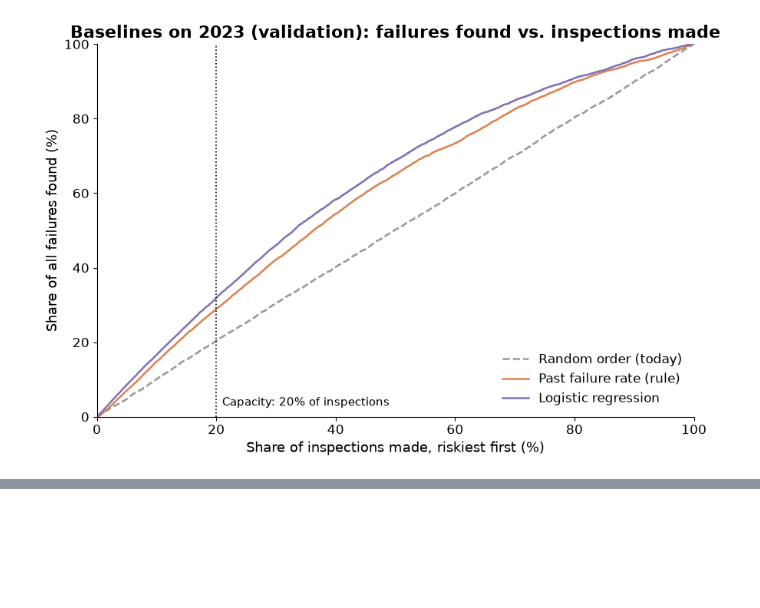
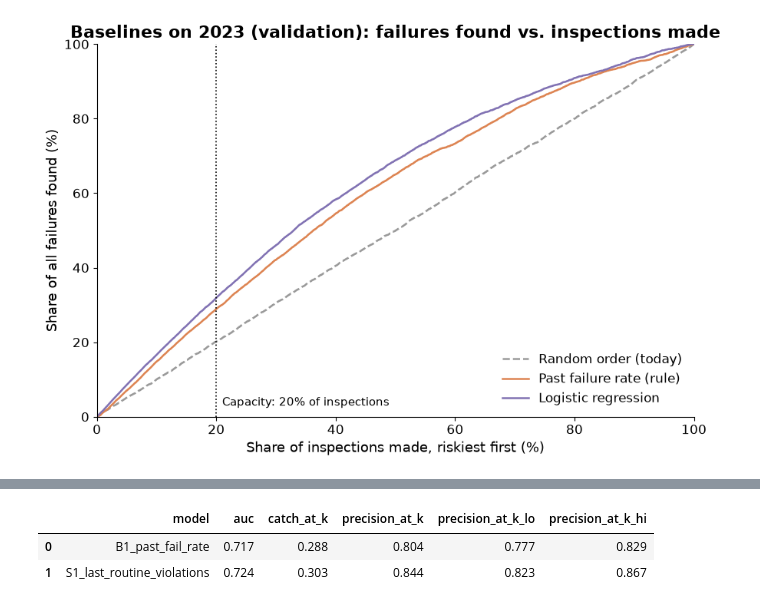
Before and after one commit to nh13120/boston-restaurant-inspection-risk, a Jupyter notebook: notebooks/02_baselines.ipynb, the cells around one changed output, grey strips where cells are left out. Saved outputs shown, nothing was run; the diff lists cells and outputs as text; code cells hidden in the pictures; blank space fills up the shorter version.

```diff
--- a/notebooks/02_baselines.ipynb
+++ b/notebooks/02_baselines.ipynb
@@ -83,0 +89,9 @@ plt.show()
+# %%
+rule = E.results_table(y_val, {"B1_past_fail_rate": val_scores["B1_past_fail_rate"],
+                               "S1_last_routine_violations": M.score_simple_rule(val)}, groups=val["licenseno"])
+rule.to_csv("../results/rule_sensitivity_val.csv", index=False)
+rule[["model", "auc", "catch_at_k", "precision_at_k", "precision_at_k_lo", "precision_at_k_hi"]].round(3)
+# %% [output]
+|  | model | auc | catch_at_k | precision_at_k | precision_at_k_lo | precision_at_k_hi |
+| 0 | B1_past_fail_rate | 0.717 | 0.288 | 0.804 | 0.777 | 0.829 |
+| 1 | S1_last_routine_violations | 0.724 | 0.303 | 0.844 | 0.823 | 0.867 |
```
Also changed, not shown: parts of 4 cells of this notebook, 15 other files.
